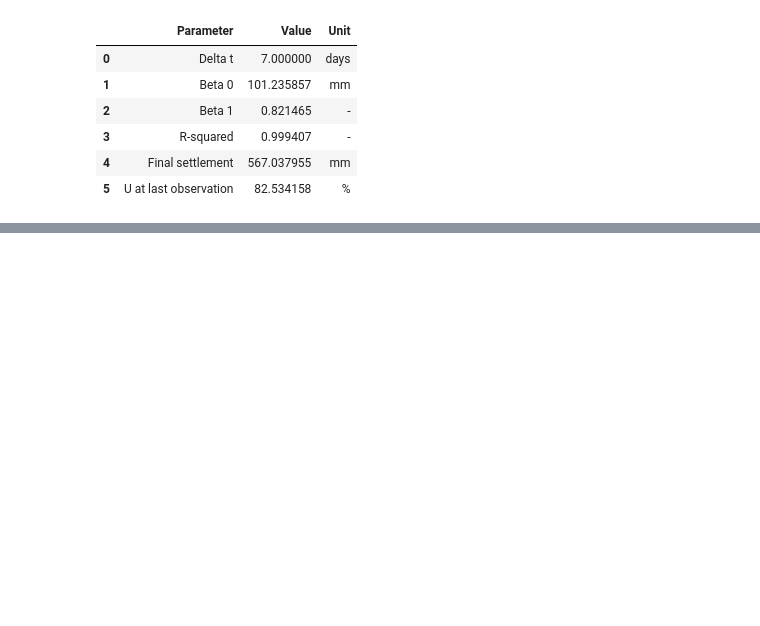
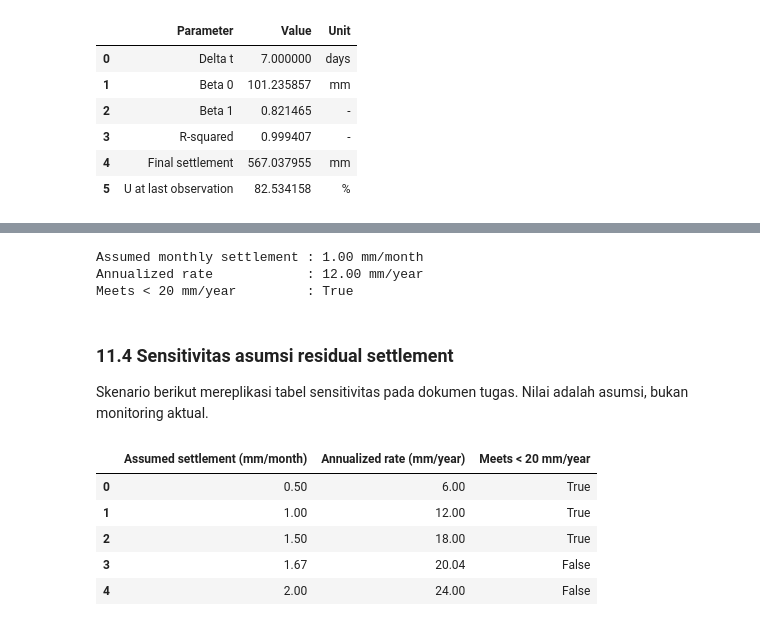
Before and after one commit to Rahardirizky/modul-soil-improvement, a Jupyter notebook: modul_M4_Asaoka.ipynb, the cells around one changed output, grey strips where cells are left out. Cells and saved outputs as stored; diff of their text form; code cells hidden in the pictures; blank space fills up the shorter version.

```diff
--- a/modul_M4_Asaoka.ipynb
+++ b/modul_M4_Asaoka.ipynb
@@ -281,0 +417,67 @@ display(summary)
+# %%
+def calculate_residual_rate_from_monthly_assumption(monthly_settlement, limit_mm_per_year=20.0):
+    """Convert assumed settlement rate from mm/month to mm/year."""
+    monthly, limit = float(monthly_settlement), float(limit_mm_per_year)
+    if not np.isfinite(monthly) or not np.isfinite(limit) or monthly < 0 or limit <= 0:
+        raise ValueError("Invalid monthly rate or annual limit.")
+    annual = monthly * 12.0
+    return {
+        "monthly_assumption_mm": monthly,
+        "annual_rate_mm_per_year": annual,
+        "limit_mm_per_year": limit,
+        "meets_criterion": annual < limit
+    }
+
+
+def calculate_residual_settlement_rate(time_days, settlement_mm, limit_mm_per_year=20.0):
+    """Fit settlement against time; return absolute regression slope in mm/year."""
+    t = np.asarray(time_days, dtype=float)
+    s = np.asarray(settlement_mm, dtype=float)
+    limit = float(limit_mm_per_year)
+    if t.ndim != 1 or s.ndim != 1 or len(t) != len(s) or len(t) < 2:
+        raise ValueError("Provide equal 1D arrays with at least two observations.")
+    if not np.all(np.isfinite(t)) or not np.all(np.isfinite(s)) or not np.isfinite(limit):
+        raise ValueError("Inputs must be finite.")
+    if np.any(np.diff(t) <= 0) or limit <= 0:
+        raise ValueError("Time must increase and limit must be positive.")
+    slope, intercept = np.polyfit(t, s, 1)
+    rate = abs(float(slope)) * 365.0
+    return {
+        "slope_mm_per_day": float(slope),
+        "residual_rate_mm_per_year": rate,
+        "limit_mm_per_year": limit,
+        "meets_criterion": rate < limit,
+        "intercept_mm": float(intercept)
+    }
+
+# Reproduce the manual assumption: 1 mm/month (assumed, not measured).
+c2_residual_assumption = calculate_residual_rate_from_monthly_assumption(1.0, 20.0)
+print(f"Assumed monthly settlement : {c2_residual_assumption['monthly_assumption_mm']:.2f} mm/month")
+print(f"Annualized rate            : {c2_residual_assumption['annual_rate_mm_per_year']:.2f} mm/year")
+print(f"Meets < 20 mm/year         : {c2_residual_assumption['meets_criterion']}")
+# %% [output]
+Assumed monthly settlement : 1.00 mm/month
+Annualized rate            : 12.00 mm/year
+Meets < 20 mm/year         : True
+# %% [markdown]
+### 11.4 Sensitivitas asumsi residual settlement
+
+Skenario berikut mereplikasi tabel sensitivitas pada dokumen tugas. Nilai adalah asumsi, bukan monitoring aktual.
+# %%
+monthly_scenarios = [0.5, 1.0, 1.5, 1.67, 2.0]
+sensitivity = pd.DataFrame([
+    {
+        "Assumed settlement (mm/month)": value,
+        "Annualized rate (mm/year)": calculate_residual_rate_from_monthly_assumption(value)["annual_rate_mm_per_year"],
+        "Meets < 20 mm/year": calculate_residual_rate_from_monthly_assumption(value)["meets_criterion"]
+    }
+    for value in monthly_scenarios
+])
+display(sensitivity)
+# %% [output]
+|  | Assumed settlement (mm/month) | Annualized rate (mm/year) | Meets < 20 mm/year |
+| 0 | 0.50 | 6.00 | True |
+| 1 | 1.00 | 12.00 | True |
+| 2 | 1.50 | 18.00 | True |
+| 3 | 1.67 | 20.04 | False |
+| 4 | 2.00 | 24.00 | False |
```
Also changed, not shown: parts of 11 cells of this notebook.
